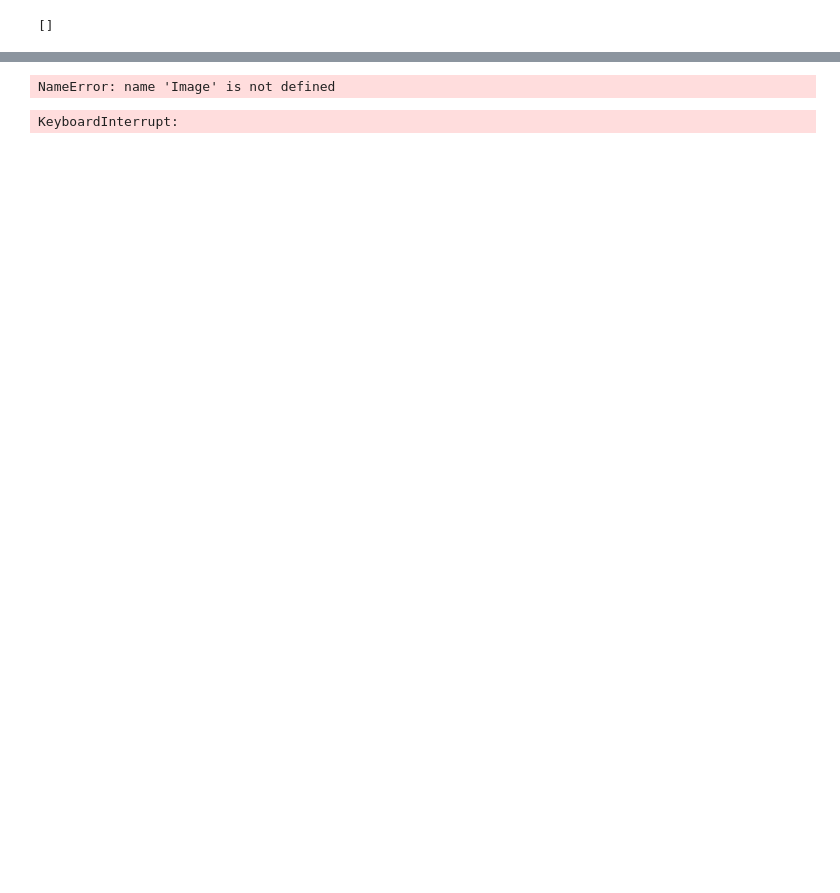
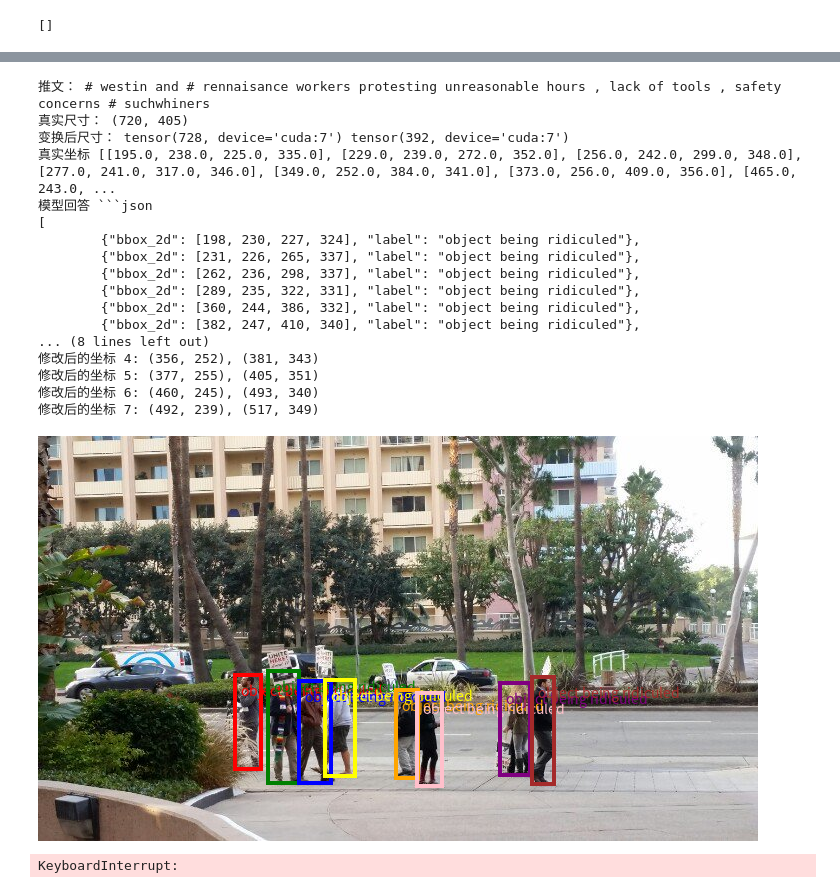
Before and after one commit to WorkHaH/Video-R1, a Jupyter notebook: my_demo/demo4.ipynb, the cells around one changed output, grey strips where cells are left out. Cells and saved outputs as stored; diff of their text form; code cells hidden in the pictures; blank space fills up the shorter version.

````diff
--- a/my_demo/demo4.ipynb
+++ b/my_demo/demo4.ipynb
@@ -457,14 +727,26 @@ import torch
 from PIL import Image
 from tqdm import tqdm
 import numpy as np
+from peft import PeftModel
 from transformers import Qwen2_5_VLForConditionalGeneration, AutoProcessor
 
 TEXT_DIR = '/data/guojian.li/Dataset/MSTI/Textual sentences/test'  # 假设文本在此目录
 VISUAL_LABEL_DIR = '/data/guojian.li/Dataset/MSTI/Visual target labels/'
 IMAGE_DIR = '/data/guojian.li/Dataset/MSTI/img'
 MODEL_PATH = '/data/guojian.li/Weight/Qwen2.5-VL-7B-Instruct'
-DEVICE = 'cuda:1' if torch.cuda.is_available() else 'cpu'
+# MODEL_PATH = '/data/guojian.li/Project/Video-R1/src/r1-v/log/Qwen2.5-VL-7B-sarcasm-sft-lora-s4'
+DEVICE = 'cuda:7' if torch.cuda.is_available() else 'cpu'
 
 model = Qwen2_5_VLForConditionalGeneration.from_pretrained(MODEL_PATH, torch_dtype=torch.bfloat16, attn_implementation="flash_attention_2", device_map=DEVICE)
 processor = AutoProcessor.from_pretrained(MODEL_PATH)
+
+LORA_PATH = '/data/guojian.li/Project/Video-R1/src/r1-v/log/Qwen2.5-VL-7B-sarcasm-sft-lora-s4'
+
+    # 加载 LoRA 适配器
+model = PeftModel.from_pretrained(
+        model,
+        LORA_PATH,  # LoRA 适配器所在的目录
+        torch_dtype=torch.bfloat16,
+        device_map=DEVICE
+)
 # %% [output]
@@ -640,8 +922,8 @@ def qwen_infer(image_path, text, prompt, model, processor):
     messages = [
         {"role": "system", "content": "You are a helpful assistant."},
         {"role": "user", "content": [
-            {"type": "text", "text": prompt + "\content of the tweet" + text},
-            {"image": image_path}
+            {"image": image_path},
+            {"type": "text", "text": prompt + "\content of the tweet" + text}
         ]}
     ]
     text_input = processor.apply_chat_template(messages, tokenize=False, add_generation_prompt=True)
@@ -692,20 +987,38 @@ plot_bounding_boxes(image,f'[{{"bbox_2d": {label[0]}}}]',image.size[0],image.siz
 # %%
-text_path = "/data/guojian.li/Dataset/MSTI/Textual sentences/test/202.txt"
-img_path = "/data/guojian.li/Dataset/MSTI/img/202.jpg"
+text_path = "/data/guojian.li/Dataset/MSTI/Textual sentences/train/2227.txt"
+img_path = "/data/guojian.li/Dataset/MSTI/img/2227.jpg"
 image1 = Image.open(img_path)
 text = load_text(text_path)
 print("推文：",text)
-prompt = ("Please combine the content of the tweet with the pictures to identify the targets being ridiculed in the pictures. "
+prompt = ("Please combine the content of the tweet with the picture and find all the objects being ridiculed in the picture."
+          "Try to position each target separately as much as possible."
 "There might be multiple targets. Output all the coordinates in JSON format.")
 response, input_height, input_width = qwen_infer(img_path, text, prompt, model, processor)
-print("真实尺寸：",image.size)
+print("真实尺寸：",image1.size)
 print("变换后尺寸：",input_width,input_height)
 print("真实坐标",label)
 print("模型回答",response)
 
 plot_bounding_boxes(image1,response,input_width,input_height)
 # %% [output]
-NameError: name 'Image' is not defined
+推文： # westin and # rennaisance workers protesting unreasonable hours , lack of tools , safety concerns # suchwhiners
+真实尺寸： (720, 405)
+变换后尺寸： tensor(728, device='cuda:7') tensor(392, device='cuda:7')
+真实坐标 [[195.0, 238.0, 225.0, 335.0], [229.0, 239.0, 272.0, 352.0], [256.0, 242.0, 299.0, 348.0], [277.0, 241.0, 317.0, 346.0], [349.0, 252.0, 384.0, 341.0], [373.0, 256.0, 409.0, 356.0], [465.0, 243.0, ...
+模型回答 ```json
+[
+        {"bbox_2d": [198, 230, 227, 324], "label": "object being ridiculed"},
+        {"bbox_2d": [231, 226, 265, 337], "label": "object being ridiculed"},
+        {"bbox_2d": [262, 236, 298, 337], "label": "object being ridiculed"},
+        {"bbox_2d": [289, 235, 322, 331], "label": "object being ridiculed"},
+        {"bbox_2d": [360, 244, 386, 332], "label": "object being ridiculed"},
+        {"bbox_2d": [382, 247, 410, 340], "label": "object being ridiculed"},
+... (8 lines left out)
+修改后的坐标 4: (356, 252), (381, 343)
+修改后的坐标 5: (377, 255), (405, 351)
+修改后的坐标 6: (460, 245), (493, 340)
+修改后的坐标 7: (492, 239), (517, 349)
+[figure, added]
 # %%
 import os,re
 import json
````
Also changed, not shown: parts of 7 cells of this notebook, 14 other files.
